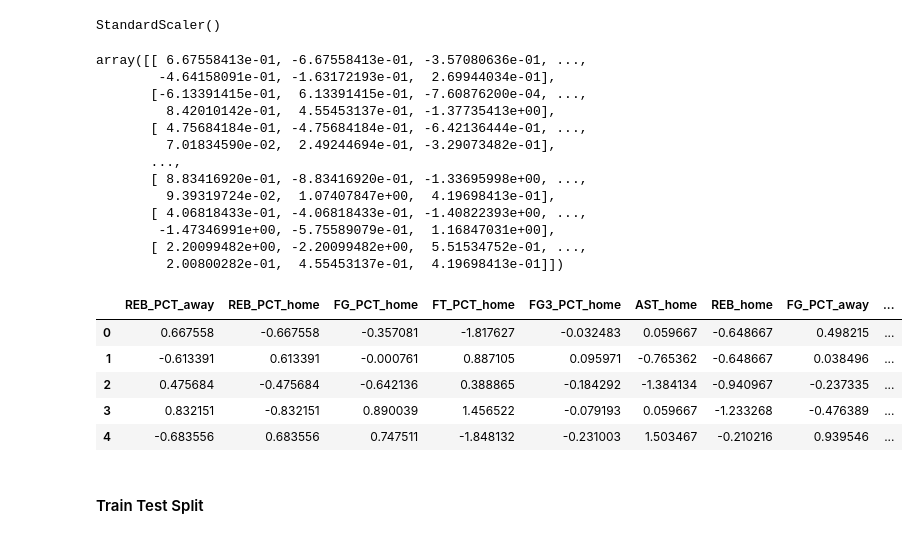
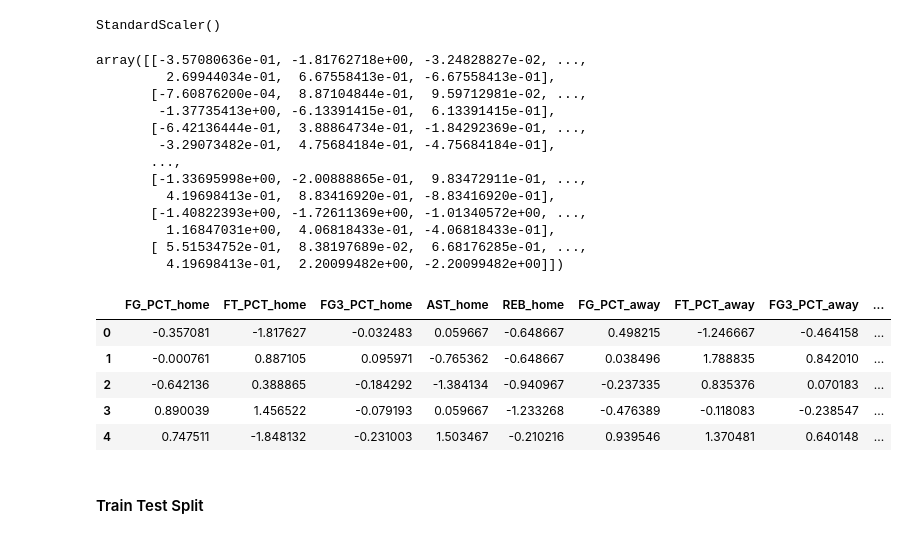
Before and after one commit to apainintheneck/nba-data-science, a Jupyter notebook: final_project.ipynb, the cells around one changed output. Cells and saved outputs as stored; diff of their text form; code cells hidden in the pictures.

```diff
--- a/final_project.ipynb
+++ b/final_project.ipynb
@@ -114,6 +116,12 @@ AST_away            0
 REB_away            0
 HOME_TEAM_WINS      0
 dtype: int64
+# %%
+#Create new rebound percentage columns
+df['REB_PCT_away'] = df['REB_away'] / (df['REB_away'] + df['REB_home'])
+df['REB_PCT_home'] = df['REB_home'] / (df['REB_away'] + df['REB_home'])
+#Create new point diffirential column for linear regression
+df['PTS_DIFF_home'] = df['PTS_home'] - df['PTS_away']
 # %%
 col_to_drop = ['GAME_ID', 'GAME_DATE_EST', 'GAME_STATUS_TEXT', 'PTS_home', 'PTS_away', 'HOME_TEAM_ID', 'VISITOR_TEAM_ID', 'SEASON', 'TEAM_ID_home', 'TEAM_ID_away']
 df.drop(col_to_drop, axis = 1, inplace=True)  #Dropping the useless/not relevant columns.
@@ -124,9 +128,3 @@ df['REB_PCT_home'] = df['REB_home'] / (df['REB_away'] + df['REB_home'])
-# %%
-#Move REB_PCT_away and REB_PCT_home columns to front of df leaving HOME_TEAM_WINS
-#at the back because that is what we are trying to predict.
-cols = df.columns.tolist()
-cols = cols[-2:] + cols[:-2]
-df = df[cols]
 # %%
 df.head()
 # %% [output]
@@ -290,35 +316,35 @@ df.head()
 # %%
 scaler = StandardScaler()
-scaler.fit(df.drop('HOME_TEAM_WINS',axis=1))
+scaler.fit(df.drop(['HOME_TEAM_WINS', 'PTS_DIFF_home'],axis=1)) #Exclude targets
 # %% [output]
 StandardScaler()
 # %%
-scaled_features = scaler.transform(df.drop('HOME_TEAM_WINS',axis=1))
+scaled_features = scaler.transform(df.drop(['HOME_TEAM_WINS', 'PTS_DIFF_home'],axis=1))
 scaled_features
 # %% [output]
-array([[ 6.67558413e-01, -6.67558413e-01, -3.57080636e-01, ...,
-        -4.64158091e-01, -1.63172193e-01,  2.69944034e-01],
-       [-6.13391415e-01,  6.13391415e-01, -7.60876200e-04, ...,
-         8.42010142e-01,  4.55453137e-01, -1.37735413e+00],
-       [ 4.75684184e-01, -4.75684184e-01, -6.42136444e-01, ...,
-         7.01834590e-02,  2.49244694e-01, -3.29073482e-01],
+array([[-3.57080636e-01, -1.81762718e+00, -3.24828827e-02, ...,
+         2.69944034e-01,  6.67558413e-01, -6.67558413e-01],
+       [-7.60876200e-04,  8.87104844e-01,  9.59712981e-02, ...,
+        -1.37735413e+00, -6.13391415e-01,  6.13391415e-01],
+       [-6.42136444e-01,  3.88864734e-01, -1.84292369e-01, ...,
+        -3.29073482e-01,  4.75684184e-01, -4.75684184e-01],
        ...,
-       [ 8.83416920e-01, -8.83416920e-01, -1.33695998e+00, ...,
-         9.39319724e-02,  1.07407847e+00,  4.19698413e-01],
-       [ 4.06818433e-01, -4.06818433e-01, -1.40822393e+00, ...,
-        -1.47346991e+00, -5.75589079e-01,  1.16847031e+00],
-       [ 2.20099482e+00, -2.20099482e+00,  5.51534752e-01, ...,
-         2.00800282e-01,  4.55453137e-01,  4.19698413e-01]])
+       [-1.33695998e+00, -2.00888865e-01,  9.83472911e-01, ...,
+         4.19698413e-01,  8.83416920e-01, -8.83416920e-01],
+       [-1.40822393e+00, -1.72611369e+00, -1.01340572e+00, ...,
+         1.16847031e+00,  4.06818433e-01, -4.06818433e-01],
+       [ 5.51534752e-01,  8.38197689e-02,  6.68176285e-01, ...,
+         4.19698413e-01,  2.20099482e+00, -2.20099482e+00]])
 # %%
-df_feat = pd.DataFrame(scaled_features,columns=df.columns[:-1])
+df_feat = pd.DataFrame(scaled_features,columns=df.drop(['HOME_TEAM_WINS', 'PTS_DIFF_home'],axis=1).columns)
 df_feat.head()
 # %% [output]
-|  | REB_PCT_away | REB_PCT_home | FG_PCT_home | FT_PCT_home | FG3_PCT_home | AST_home | REB_home | FG_PCT_away | ... |
-| 0 | 0.667558 | -0.667558 | -0.357081 | -1.817627 | -0.032483 | 0.059667 | -0.648667 | 0.498215 | ... |
-| 1 | -0.613391 | 0.613391 | -0.000761 | 0.887105 | 0.095971 | -0.765362 | -0.648667 | 0.038496 | ... |
-| 2 | 0.475684 | -0.475684 | -0.642136 | 0.388865 | -0.184292 | -1.384134 | -0.940967 | -0.237335 | ... |
-| 3 | 0.832151 | -0.832151 | 0.890039 | 1.456522 | -0.079193 | 0.059667 | -1.233268 | -0.476389 | ... |
-| 4 | -0.683556 | 0.683556 | 0.747511 | -1.848132 | -0.231003 | 1.503467 | -0.210216 | 0.939546 | ... |
+|  | FG_PCT_home | FT_PCT_home | FG3_PCT_home | AST_home | REB_home | FG_PCT_away | FT_PCT_away | FG3_PCT_away | ... |
+| 0 | -0.357081 | -1.817627 | -0.032483 | 0.059667 | -0.648667 | 0.498215 | -1.246667 | -0.464158 | ... |
+| 1 | -0.000761 | 0.887105 | 0.095971 | -0.765362 | -0.648667 | 0.038496 | 1.788835 | 0.842010 | ... |
+| 2 | -0.642136 | 0.388865 | -0.184292 | -1.384134 | -0.940967 | -0.237335 | 0.835376 | 0.070183 | ... |
+| 3 | 0.890039 | 1.456522 | -0.079193 | 0.059667 | -1.233268 | -0.476389 | -0.118083 | -0.238547 | ... |
+| 4 | 0.747511 | -1.848132 | -0.231003 | 1.503467 | -0.210216 | 0.939546 | 1.370481 | 0.640148 | ... |
 # %% [markdown]
 #### Train Test Split
 # %%
```
Also changed, not shown: parts of 25 cells of this notebook.
